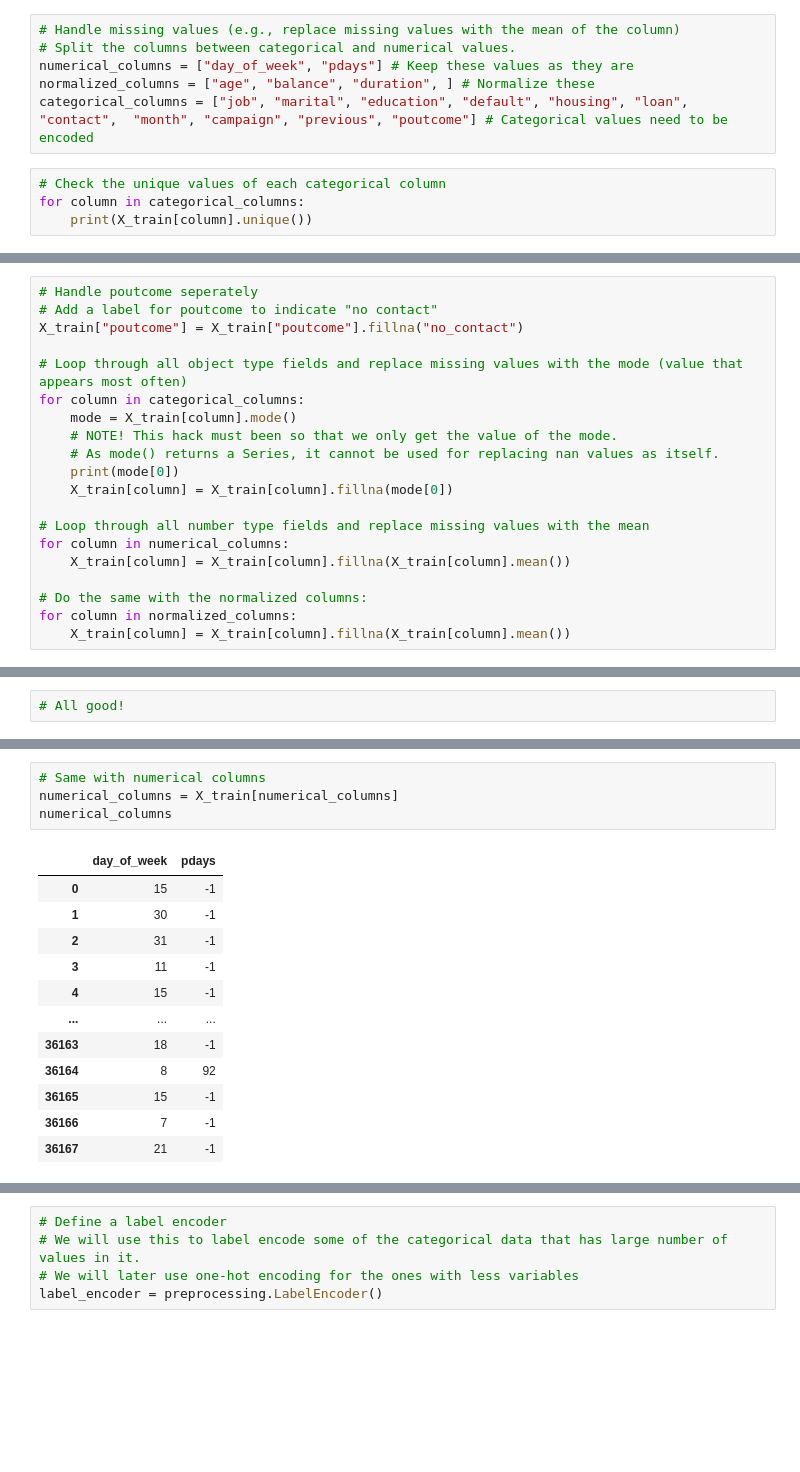
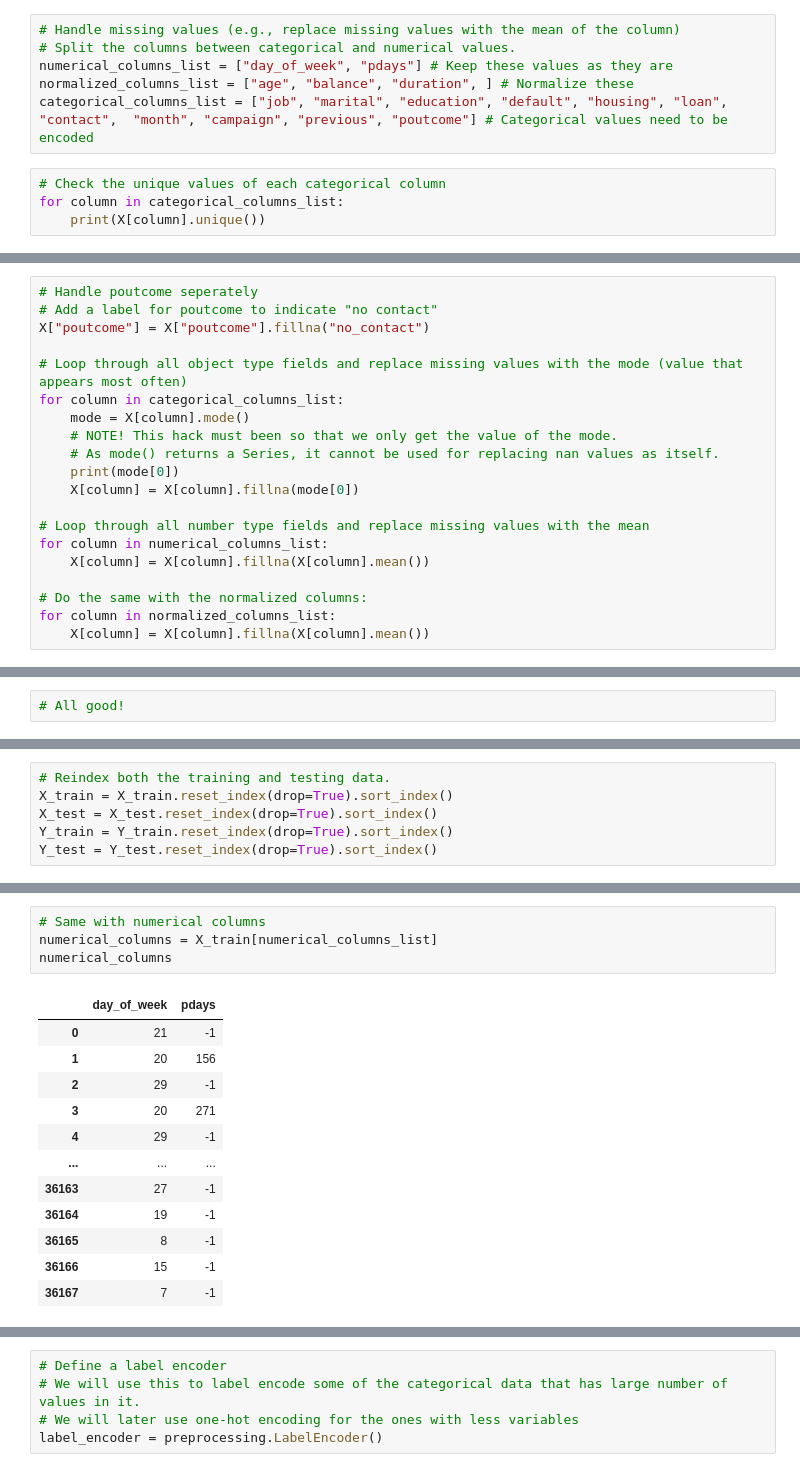
Before and after one commit to MikaVilpo/TUAS-IntroDataAndAI, a Jupyter notebook: DEAI_Assignment 1.ipynb, the cells around one changed output, grey strips where cells are left out. Cells and saved outputs as stored; diff of their text form; blank space fills up the shorter version.

```diff
--- a/DEAI_Assignment 1.ipynb
+++ b/DEAI_Assignment 1.ipynb
@@ -282,11 +239,11 @@ poutcome object 3
 # %%
 # Handle missing values (e.g., replace missing values with the mean of the column)
 # Split the columns between categorical and numerical values.
-numerical_columns = ["day_of_week", "pdays"] # Keep these values as they are
-normalized_columns = ["age", "balance", "duration", ] # Normalize these
-categorical_columns = ["job", "marital", "education", "default", "housing", "loan", "contact",  "month", "campaign", "previous", "poutcome"] # Categorical values need to be encoded
+numerical_columns_list = ["day_of_week", "pdays"] # Keep these values as they are
+normalized_columns_list = ["age", "balance", "duration", ] # Normalize these
+categorical_columns_list = ["job", "marital", "education", "default", "housing", "loan", "contact",  "month", "campaign", "previous", "poutcome"] # Categorical values need to be encoded
 # %%
 # Check the unique values of each categorical column
-for column in categorical_columns:
-    print(X_train[column].unique())
+for column in categorical_columns_list:
+    print(X[column].unique())
 # %% [output]
@@ -308,23 +265,23 @@ for column in categorical_columns:
 # %%
 # Handle poutcome seperately
 # Add a label for poutcome to indicate "no contact"
-X_train["poutcome"] = X_train["poutcome"].fillna("no_contact")
+X["poutcome"] = X["poutcome"].fillna("no_contact")
 
 # Loop through all object type fields and replace missing values with the mode (value that appears most often)
-for column in categorical_columns:
-    mode = X_train[column].mode()
+for column in categorical_columns_list:
+    mode = X[column].mode()
     # NOTE! This hack must been so that we only get the value of the mode.
     # As mode() returns a Series, it cannot be used for replacing nan values as itself.
     print(mode[0])
-    X_train[column] = X_train[column].fillna(mode[0])
+    X[column] = X[column].fillna(mode[0])
 
 # Loop through all number type fields and replace missing values with the mean
-for column in numerical_columns:
-    X_train[column] = X_train[column].fillna(X_train[column].mean())
+for column in numerical_columns_list:
+    X[column] = X[column].fillna(X[column].mean())
 
 # Do the same with the normalized columns:
-for column in normalized_columns:
-    X_train[column] = X_train[column].fillna(X_train[column].mean())
+for column in normalized_columns_list:
+    X[column] = X[column].fillna(X[column].mean())
 # %% [output]
 blue-collar
 married
@@ -365,3 +376,9 @@ dtype: int64
+# %%
+# Reindex both the training and testing data.
+X_train = X_train.reset_index(drop=True).sort_index()
+X_test = X_test.reset_index(drop=True).sort_index()
+Y_train = Y_train.reset_index(drop=True).sort_index()
+Y_test = Y_test.reset_index(drop=True).sort_index()
 # %%
 # Encoding categorical features (e.g., one-hot encoding)
 
@@ -405,18 +456,18 @@ normalized_columns
 # %%
 # Same with numerical columns
-numerical_columns = X_train[numerical_columns]
+numerical_columns = X_train[numerical_columns_list]
 numerical_columns
 # %% [output]
 |  | day_of_week | pdays |
-| 0 | 15 | -1 |
-| 1 | 30 | -1 |
-| 2 | 31 | -1 |
-| 3 | 11 | -1 |
-| 4 | 15 | -1 |
+| 0 | 21 | -1 |
+| 1 | 20 | 156 |
+| 2 | 29 | -1 |
+| 3 | 20 | 271 |
+| 4 | 29 | -1 |
 | ... | ... | ... |
-| 36163 | 18 | -1 |
-| 36164 | 8 | 92 |
-| 36165 | 15 | -1 |
-| 36166 | 7 | -1 |
-| 36167 | 21 | -1 |
+| 36163 | 27 | -1 |
+| 36164 | 19 | -1 |
+| 36165 | 8 | -1 |
+| 36166 | 15 | -1 |
+| 36167 | 7 | -1 |
 36168 rows × 2 columns
```
Also changed, not shown: parts of 34 cells of this notebook.
